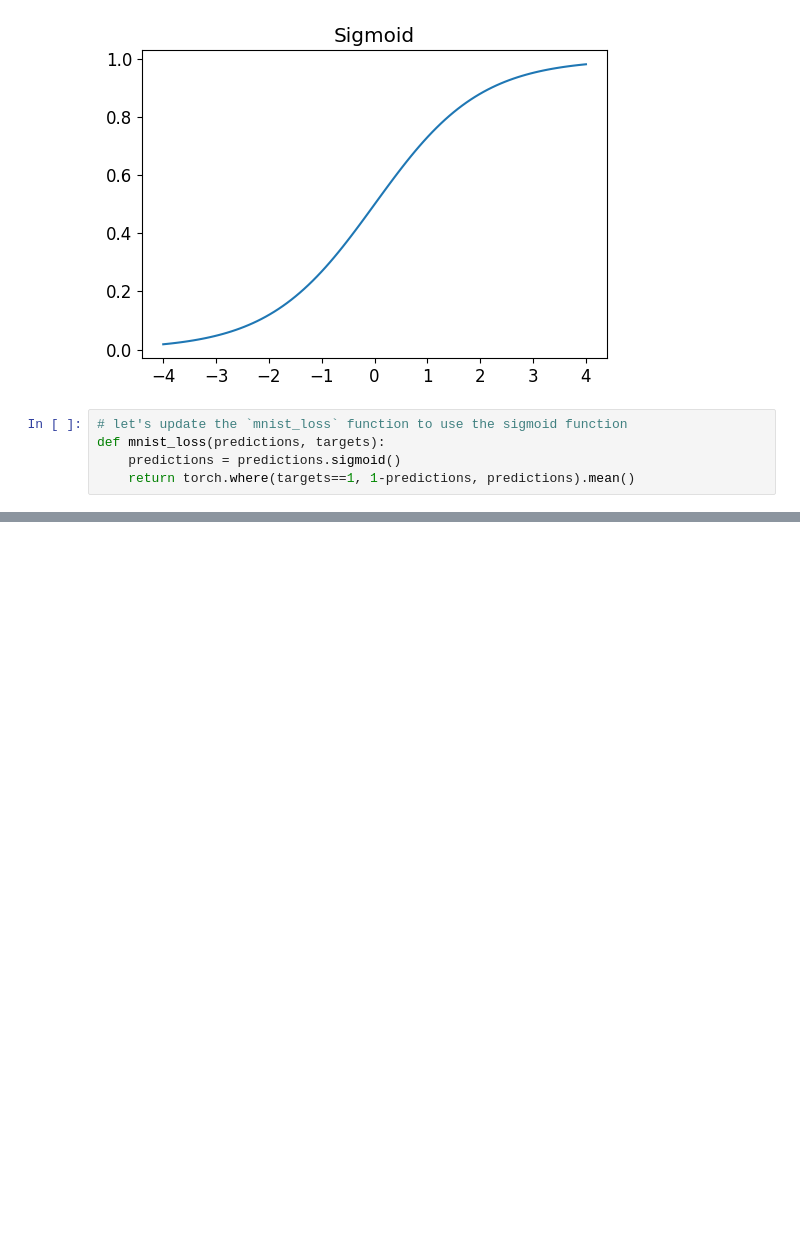
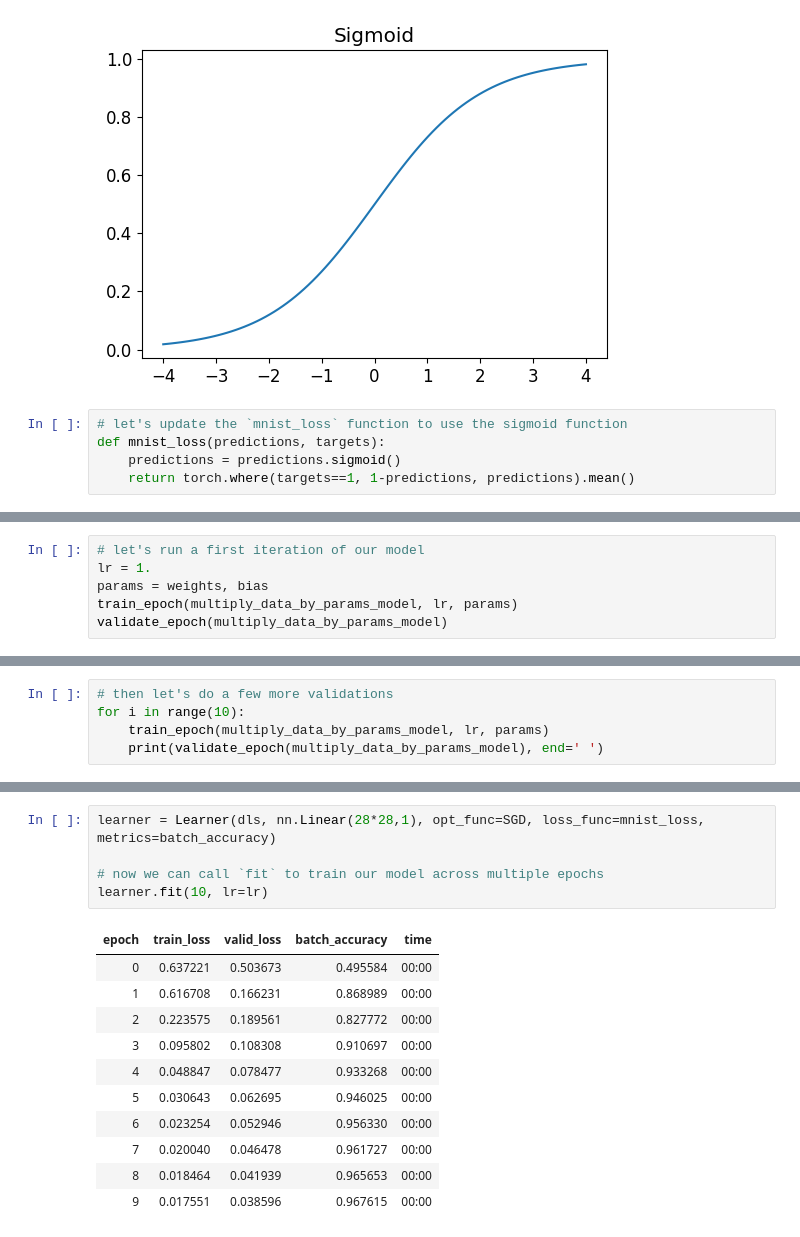
Before and after one commit to yactouat/learning_AI, a Jupyter notebook: notebooks/digits-classifier/digits-classifier.ipynb, the cells around one changed output, grey strips where cells are left out. Cells and saved outputs as stored; diff of their text form; blank space fills up the shorter version.

```diff
--- a/notebooks/digits-classifier/digits-classifier.ipynb
+++ b/notebooks/digits-classifier/digits-classifier.ipynb
@@ -707,0 +755,6 @@ def mnist_loss(predictions, targets):
+# %%
+# let's run a first iteration of our model
+lr = 1.
+params = weights, bias
+train_epoch(multiply_data_by_params_model, lr, params)
+validate_epoch(multiply_data_by_params_model)
@@ -707,0 +763,5 @@ def mnist_loss(predictions, targets):
+# %%
+# then let's do a few more validations
+for i in range(10):
+    train_epoch(multiply_data_by_params_model, lr, params)
+    print(validate_epoch(multiply_data_by_params_model), end=' ')
@@ -707,0 +836,17 @@ def mnist_loss(predictions, targets):
+# %%
+learner = Learner(dls, nn.Linear(28*28,1), opt_func=SGD, loss_func=mnist_loss, metrics=batch_accuracy)
+
+# now we can call `fit` to train our model across multiple epochs
+learner.fit(10, lr=lr)
+# %% [output]
+| epoch | train_loss | valid_loss | batch_accuracy | time |
+| 0 | 0.637221 | 0.503673 | 0.495584 | 00:00 |
+| 1 | 0.616708 | 0.166231 | 0.868989 | 00:00 |
+| 2 | 0.223575 | 0.189561 | 0.827772 | 00:00 |
+| 3 | 0.095802 | 0.108308 | 0.910697 | 00:00 |
+| 4 | 0.048847 | 0.078477 | 0.933268 | 00:00 |
+| 5 | 0.030643 | 0.062695 | 0.946025 | 00:00 |
+| 6 | 0.023254 | 0.052946 | 0.956330 | 00:00 |
+| 7 | 0.020040 | 0.046478 | 0.961727 | 00:00 |
+| 8 | 0.018464 | 0.041939 | 0.965653 | 00:00 |
+| 9 | 0.017551 | 0.038596 | 0.967615 | 00:00 |
```
Also changed, not shown: parts of 31 cells of this notebook, 3 other files.
